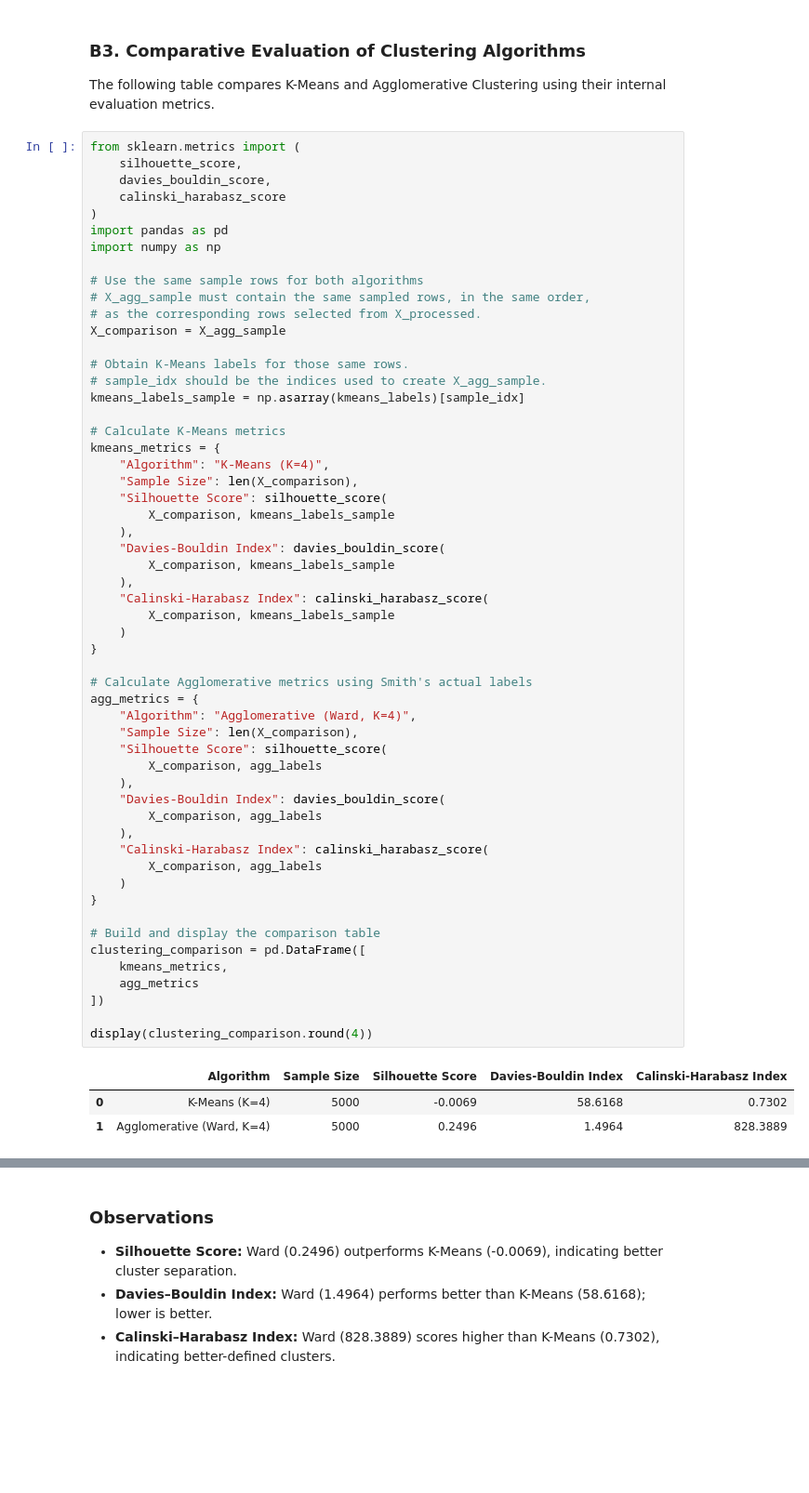
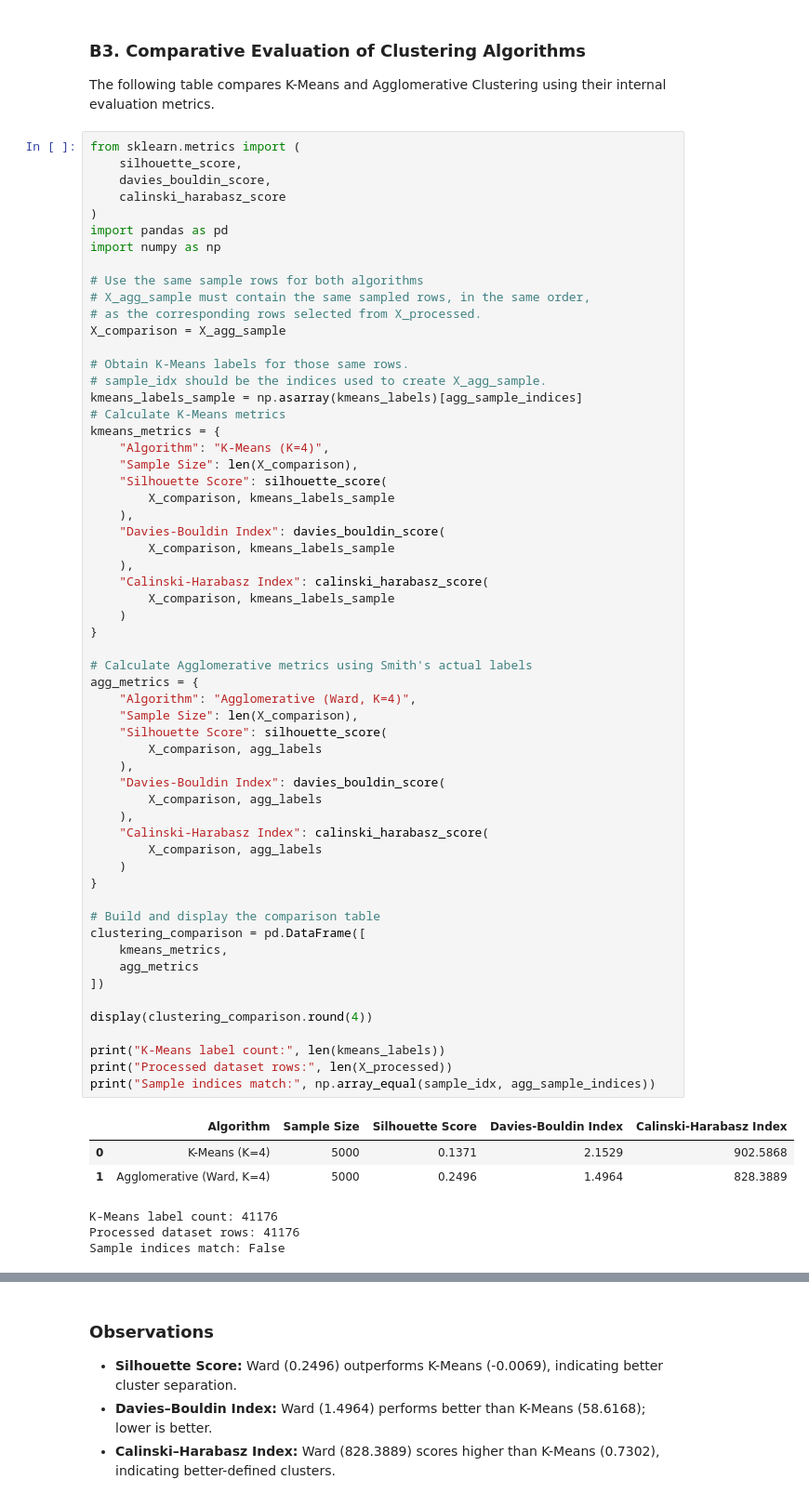
Before and after one commit to MohithKumar128/ML-301, a Jupyter notebook: notebooks/clustering.ipynb, the cells around one changed output, grey strips where cells are left out. Shown at 93% size. Drawn from its saved outputs; the diff is of its cells as text; blank space fills up the shorter version.

```diff
--- a/notebooks/clustering.ipynb
+++ b/notebooks/clustering.ipynb
@@ -1033,8 +1032,7 @@ X_comparison = X_agg_sample
 
 # Obtain K-Means labels for those same rows.
 # sample_idx should be the indices used to create X_agg_sample.
-kmeans_labels_sample = np.asarray(kmeans_labels)[sample_idx]
-
+kmeans_labels_sample = np.asarray(kmeans_labels)[agg_sample_indices]
 # Calculate K-Means metrics
 kmeans_metrics = {
     "Algorithm": "K-Means (K=4)",
@@ -1047,32 +1045,39 @@ kmeans_metrics = {
     ),
     "Calinski-Harabasz Index": calinski_harabasz_score(
         X_comparison, kmeans_labels_sample
     )
 }
 
 # Calculate Agglomerative metrics using Smith's actual labels
 agg_metrics = {
     "Algorithm": "Agglomerative (Ward, K=4)",
     "Sample Size": len(X_comparison),
     "Silhouette Score": silhouette_score(
         X_comparison, agg_labels
     ),
     "Davies-Bouldin Index": davies_bouldin_score(
         X_comparison, agg_labels
     ),
     "Calinski-Harabasz Index": calinski_harabasz_score(
         X_comparison, agg_labels
     )
 }
 
 # Build and display the comparison table
 clustering_comparison = pd.DataFrame([
     kmeans_metrics,
     agg_metrics
 ])
 
 display(clustering_comparison.round(4))
+
+print("K-Means label count:", len(kmeans_labels))
+print("Processed dataset rows:", len(X_processed))
+print("Sample indices match:", np.array_equal(sample_idx, agg_sample_indices))
 # %% [output]
 |  | Algorithm | Sample Size | Silhouette Score | Davies-Bouldin Index | Calinski-Harabasz Index |
-| 0 | K-Means (K=4) | 5000 | -0.0069 | 58.6168 | 0.7302 |
+| 0 | K-Means (K=4) | 5000 | 0.1371 | 2.1529 | 902.5868 |
 | 1 | Agglomerative (Ward, K=4) | 5000 | 0.2496 | 1.4964 | 828.3889 |
+K-Means label count: 41176
+Processed dataset rows: 41176
+Sample indices match: False
```
Also changed, not shown: parts of 5 cells of this notebook.
